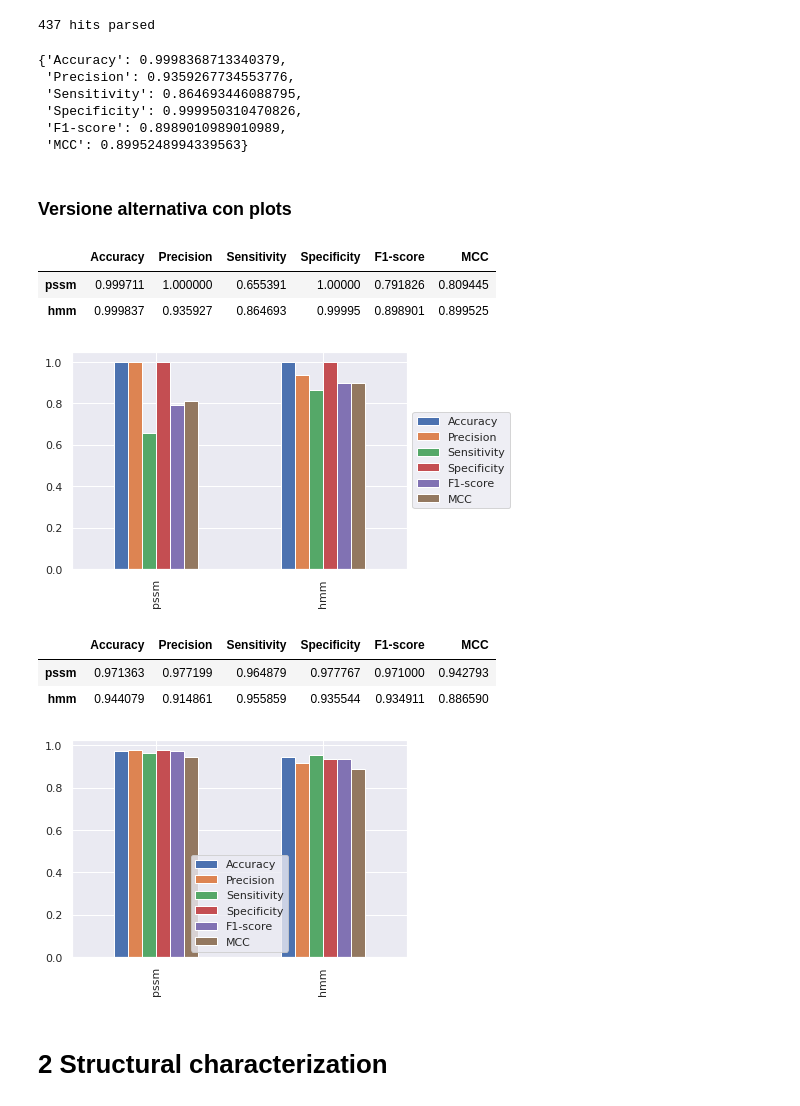
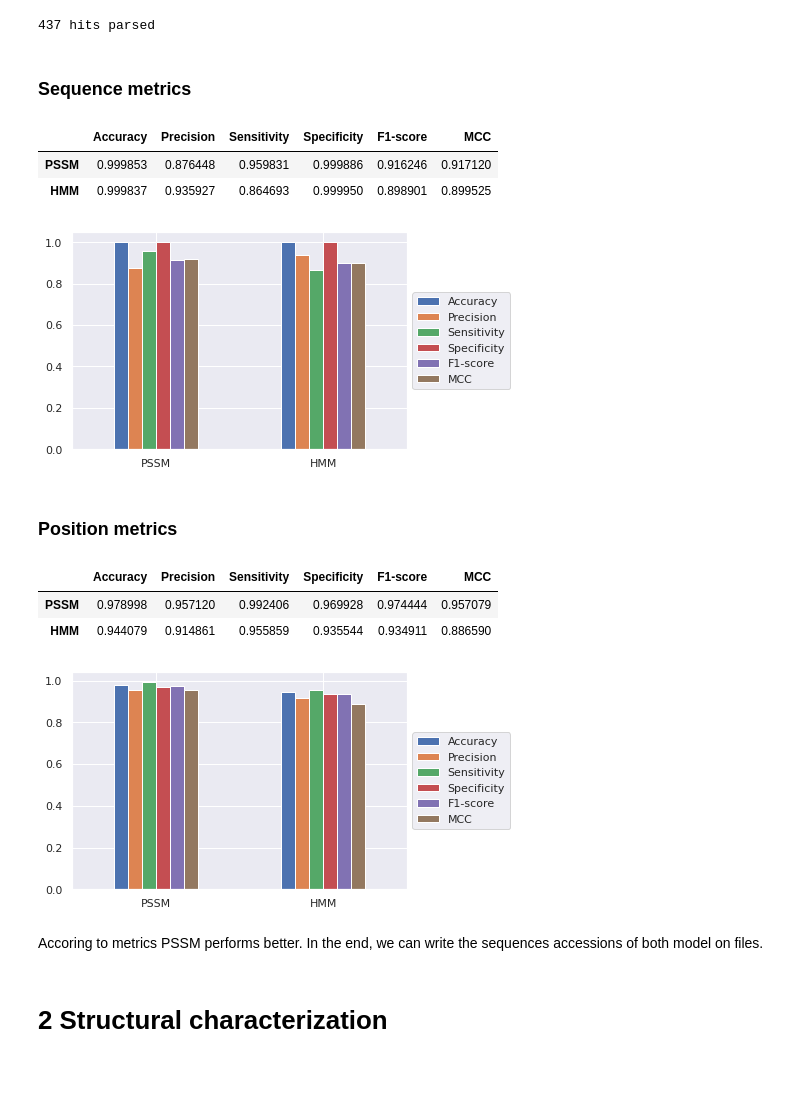
Before and after one commit to pterodattero/biodata2020, a Jupyter notebook: code/project.ipynb, the cells around one changed output. Saved outputs shown, nothing was run; the diff lists cells and outputs as text; code cells hidden in the pictures; blank space fills up the shorter version.

```diff
--- a/code/project.ipynb
+++ b/code/project.ipynb
@@ -302,54 +290,52 @@ pos_metrics(model_hits_pssm, ground_truth)
 model_hits_hmm = parseHmmerOutput("../results/hmm.hmmer_domtblout")
 # %% [output]
 437 hits parsed
-# %%
-seq_metrics(model_hits_hmm, ground_truth, db_num)
-# %% [output]
-{'Accuracy': 0.9998368713340379,
- 'Precision': 0.9359267734553776,
- 'Sensitivity': 0.864693446088795,
- 'Specificity': 0.999950310470826,
- 'F1-score': 0.8989010989010989,
- 'MCC': 0.8995248994339563}
-# %% [markdown]
-### Versione alternativa con plots
+# %% [markdown]
+### Sequence metrics
 # %%
 metrics_seq = pd.DataFrame(
     [
         seq_metrics(model_hits_pssm, ground_truth, db_num),
         seq_metrics(model_hits_hmm, ground_truth, db_num)
     ],
-    index=["pssm", "hmm"]
+    index=["PSSM", "HMM"]
 )
 metrics_seq
 # %% [output]
 |  | Accuracy | Precision | Sensitivity | Specificity | F1-score | MCC |
-| pssm | 0.999711 | 1.000000 | 0.655391 | 1.00000 | 0.791826 | 0.809445 |
-| hmm | 0.999837 | 0.935927 | 0.864693 | 0.99995 | 0.898901 | 0.899525 |
+| PSSM | 0.999853 | 0.876448 | 0.959831 | 0.999886 | 0.916246 | 0.917120 |
+| HMM | 0.999837 | 0.935927 | 0.864693 | 0.999950 | 0.898901 | 0.899525 |
 # %%
-import seaborn as sns
-sns.set()
-
 ax = metrics_seq.plot(kind="bar")
 _ = ax.legend(loc='center left', bbox_to_anchor=(1.0, 0.5))
+plt.xticks(rotation=0)
+
+plt.savefig("../plots/seq_metrics.pdf", bbox_inches='tight')
 # %% [output]
-[figure, old version]
+[figure, new version]
+# %% [markdown]
+### Position metrics
 # %%
 metrics_pos = pd.DataFrame(
     [
         pos_metrics(model_hits_pssm, ground_truth),
         pos_metrics(model_hits_hmm, ground_truth)
     ],
-    index=["pssm", "hmm"]
+    index=["PSSM", "HMM"]
 )
 metrics_pos
 # %% [output]
 |  | Accuracy | Precision | Sensitivity | Specificity | F1-score | MCC |
-| pssm | 0.971363 | 0.977199 | 0.964879 | 0.977767 | 0.971000 | 0.942793 |
-| hmm | 0.944079 | 0.914861 | 0.955859 | 0.935544 | 0.934911 | 0.886590 |
+| PSSM | 0.978998 | 0.957120 | 0.992406 | 0.969928 | 0.974444 | 0.957079 |
+| HMM | 0.944079 | 0.914861 | 0.955859 | 0.935544 | 0.934911 | 0.886590 |
 # %%
 ax = metrics_pos.plot(kind="bar")
 _ = ax.legend(loc='center left', bbox_to_anchor=(1.0, 0.5))
+plt.xticks(rotation=0)
+
+plt.savefig("../plots/pos_metrics.pdf", bbox_inches='tight')
 # %% [output]
-[figure, old version]
+[figure, new version]
+# %% [markdown]
+Accoring to metrics PSSM performs better. In the end, we can write the sequences accessions of both model on files.
 # %%
```
Also changed, not shown: parts of 72 cells of this notebook, 21 other files.
